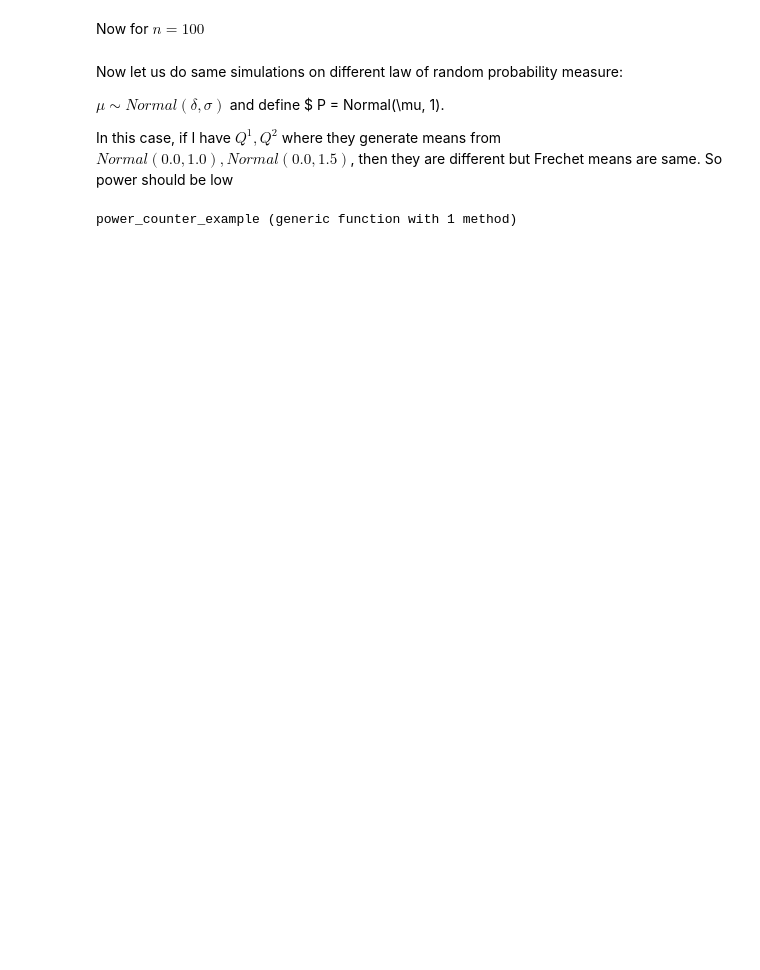
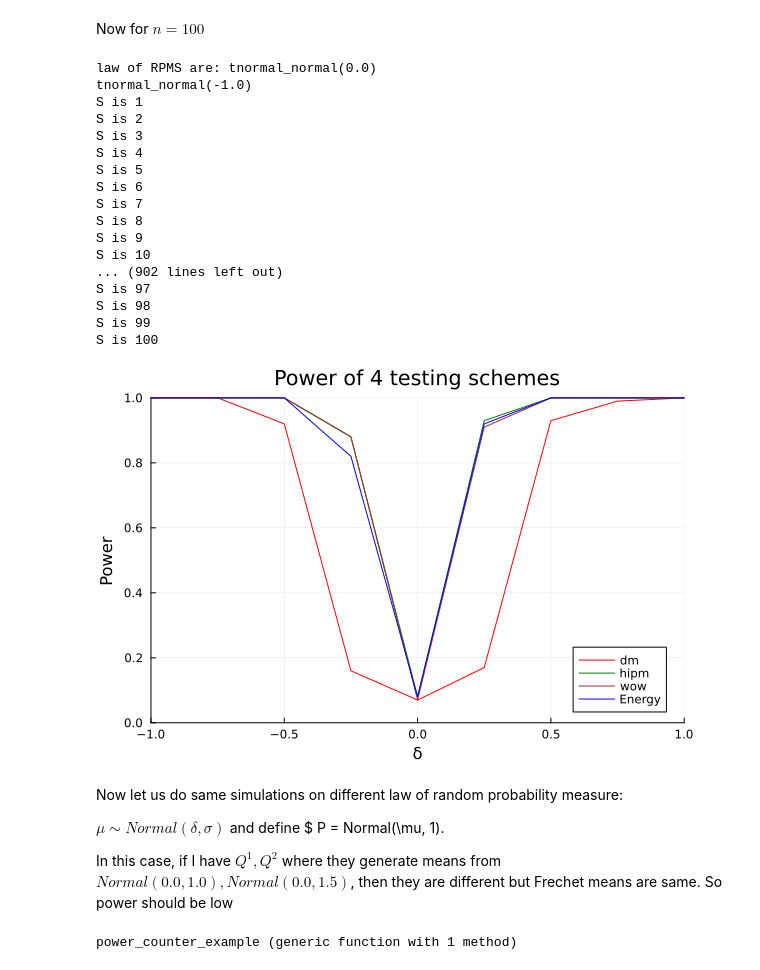
Before and after one commit to giorgikanchaveli/Two-samples-test, a Jupyter notebook: dm_energystat_hipm_wow.ipynb, the cells around one changed output. Saved outputs shown, nothing was run; the diff lists cells and outputs as text; code cells hidden in the pictures; blank space fills up the shorter version.

```diff
--- a/dm_energystat_hipm_wow.ipynb
+++ b/dm_energystat_hipm_wow.ipynb
@@ -258,21 +277,40 @@ Now for $n = 100$
 # %%
 S = 100
 n_top, n_bottom = 100, 200
 
 n_boostrap = 100
-
+s
 θ = 0.05
 δs = collect(-1.0:0.25:1.0)
 power_function = power(δs, n_top, n_bottom, n_boostrap, S, θ) # powers per δ for each testing scheme
 plot_power = plot(title = "Power of 4 testing schemes", xlabel = "δ", ylabel = "Power", xlims=(-1.0, 1.0), ylims = (0.0, 1.0))
 plot!(plot_power, δs, power_function[:,1], label = "dm", color = "red")
 plot!(plot_power, δs, power_function[:,2], label = "hipm", color = "green")
 plot!(plot_power, δs, power_function[:,3], label = "wow", color = "brown")
 plot!(plot_power, δs, power_function[:,4], label = "Energy", color = "blue")
 
 
 # #minimum_power_dm = minimum(power_function_dm[])
 # #hline!([minimum_power_dm], color=:red, linestyle=:dash, label="minimum power for dm")
+# %% [output]
+law of RPMS are: tnormal_normal(0.0)
+tnormal_normal(-1.0)
+S is 1
+S is 2
+S is 3
+S is 4
+S is 5
+S is 6
+S is 7
+S is 8
+S is 9
+S is 10
+... (902 lines left out)
+S is 97
+S is 98
+S is 99
+S is 100
+[figure, added]
 # %% [markdown]
 Now let us do same simulations on different law of random probability measure:
 
```
Also changed, not shown: parts of 5 cells of this notebook.
